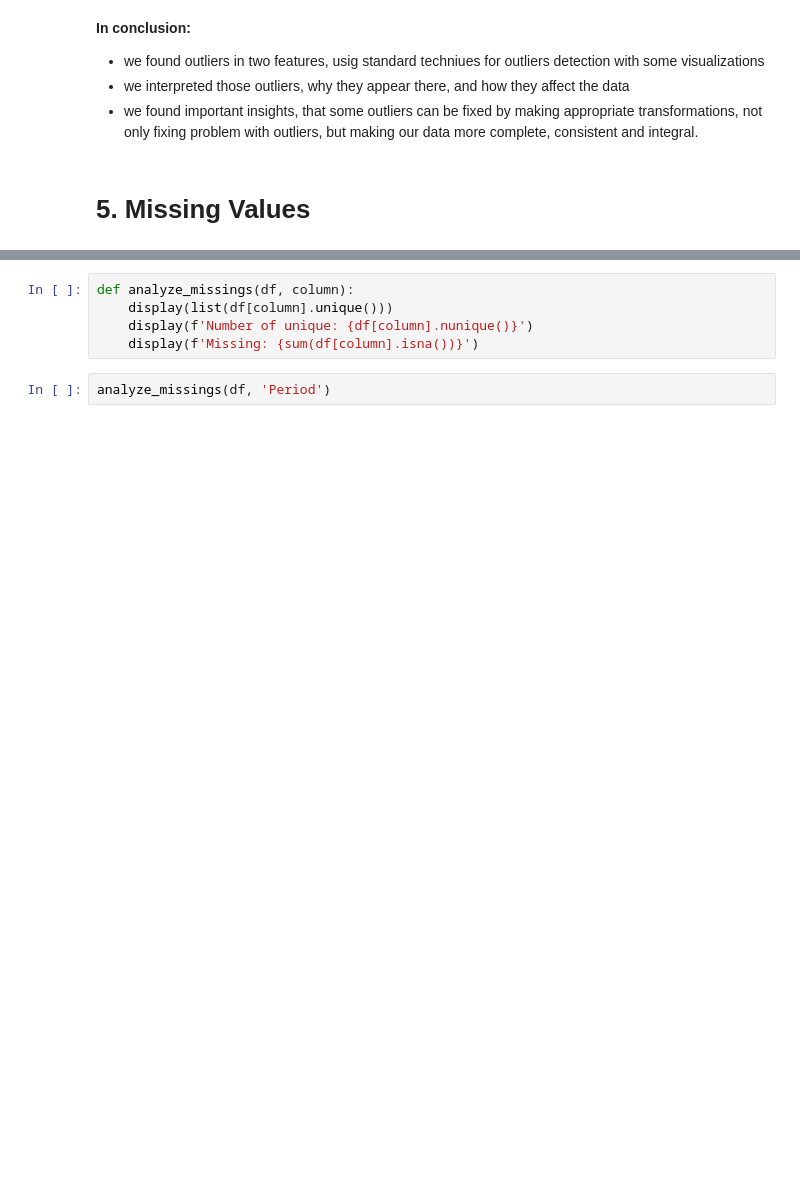
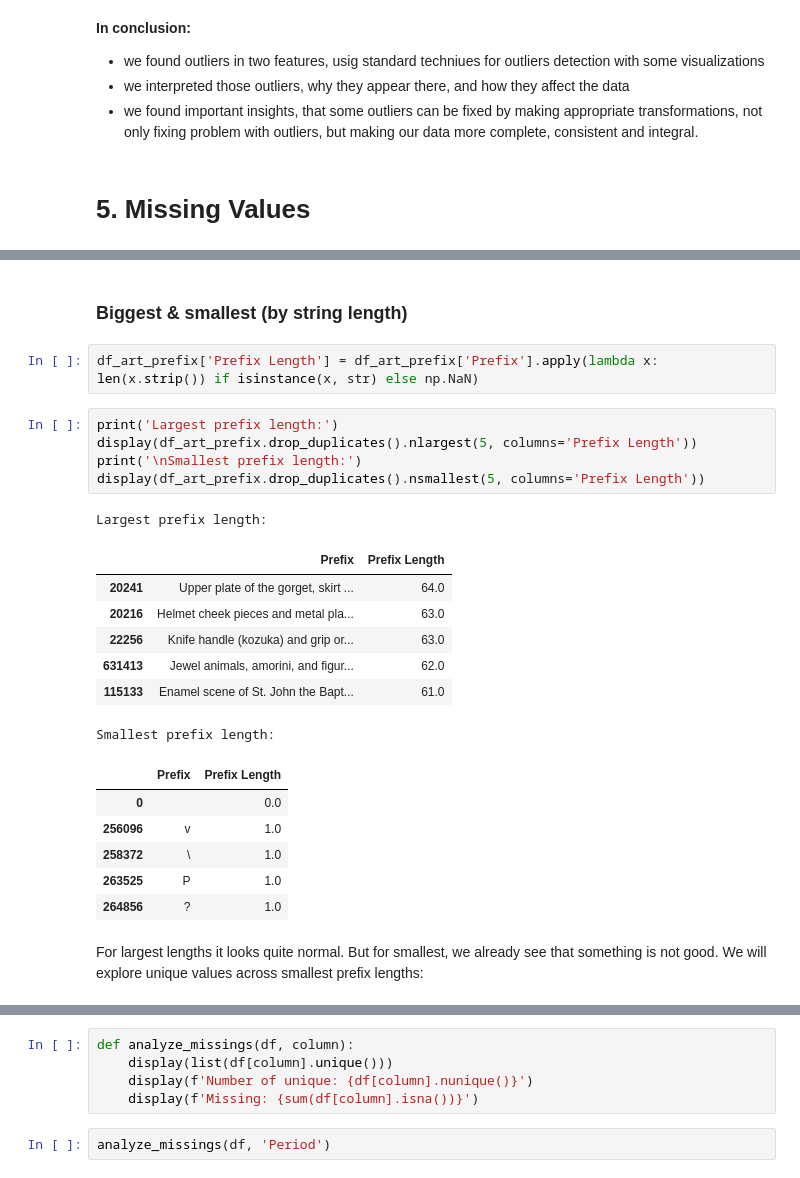
Before and after one commit to nickobard/Data-Preprocessing-Course, a Jupyter notebook: 01/01_homework.ipynb, the cells around one changed output, grey strips where cells are left out. Saved outputs shown, nothing was run; the diff lists cells and outputs as text; blank space fills up the shorter version.

```diff
--- a/01/01_homework.ipynb
+++ b/01/01_homework.ipynb
@@ -1471,0 +1535,26 @@ dtype: int64
+# %% [markdown]
+### Biggest & smallest (by string length)
+# %%
+df_art_prefix['Prefix Length'] = df_art_prefix['Prefix'].apply(lambda x: len(x.strip()) if isinstance(x, str) else np.NaN)
+# %%
+print('Largest prefix length:')
+display(df_art_prefix.drop_duplicates().nlargest(5, columns='Prefix Length'))
+print('\nSmallest prefix length:')
+display(df_art_prefix.drop_duplicates().nsmallest(5, columns='Prefix Length'))
+# %% [output]
+Largest prefix length:
+|  | Prefix | Prefix Length |
+| 20241 | Upper plate of the gorget, skirt ... | 64.0 |
+| 20216 | Helmet cheek pieces and metal pla... | 63.0 |
+| 22256 | Knife handle (kozuka) and grip or... | 63.0 |
+| 631413 | Jewel animals, amorini, and figur... | 62.0 |
+| 115133 | Enamel scene of St. John the Bapt... | 61.0 |
+Smallest prefix length:
+|  | Prefix | Prefix Length |
+| 0 |  | 0.0 |
+| 256096 | v | 1.0 |
+| 258372 | \ | 1.0 |
+| 263525 | P | 1.0 |
+| 264856 | ? | 1.0 |
+# %% [markdown]
+For largest lengths it looks quite normal. But for smallest, we already see that something is not good. We will explore unique values across smallest prefix lengths:
```
Also changed, not shown: parts of 28 cells of this notebook.
